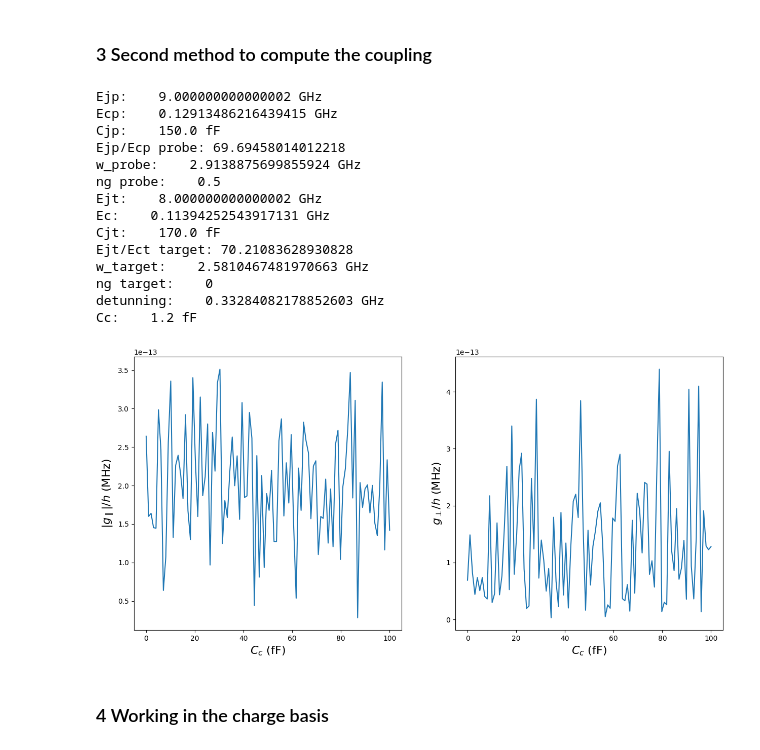
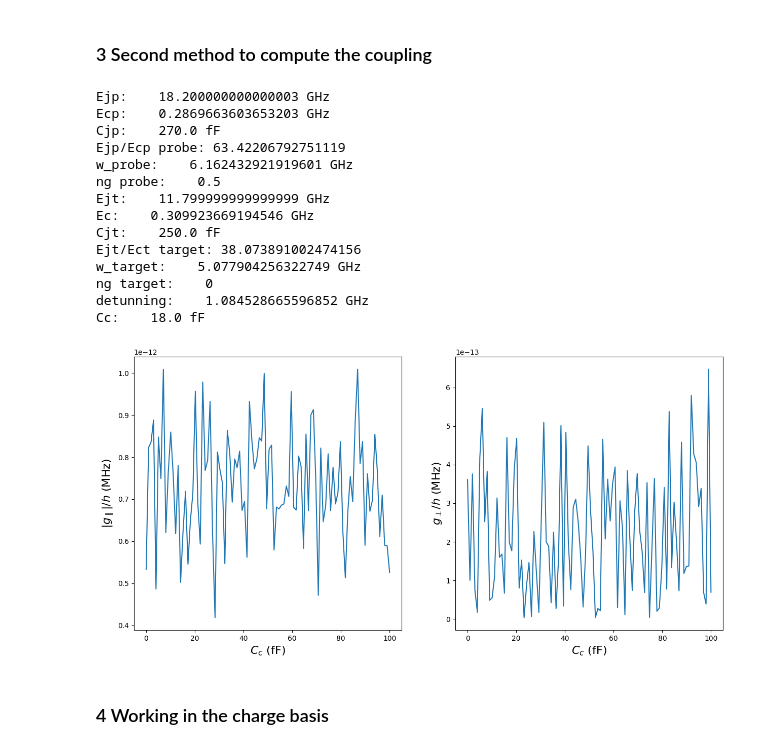
Before and after one commit to balerat/Master-thesis---Superconducting-circuit-analysis, a Jupyter notebook: main/Direct Capacity Coupling.ipynb, the cells around one changed output. Cells and saved outputs as stored; diff of their text form; code cells hidden in the pictures.

```diff
--- a/main/Direct Capacity Coupling.ipynb
+++ b/main/Direct Capacity Coupling.ipynb
@@ -668,13 +668,13 @@ with plt.style.context([]):
 
 # Circuit constant
 ng = 0.5
-Cc = 1.2e-15
-Ej_p = 9e9
-Ej_t = 4e9
-Cp = 150e-15
-Ct = 300e-15
-ncut_p = 20
-ncut_t = 20
+Cc = 18e-15
+Ej_p = 18.2e9
+Ej_t = 11.8e9
+Cp = 270e-15
+Ct = 250e-15
+ncut_p = 10
+ncut_t = 10
 
 # Creation of circuit object
 system_8 = circuit_cap(Cc, ng, [transmon(Ej_p, Cp, ng, ncut_p), transmon(Ej_t, Ct, ng, ncut_t)])
@@ -772,13 +772,13 @@ with plt.style.context([]):
 
 # Circuit constant
 ng = 0.5
-Cc = 20e-15
-Ej_p = 9e9
-Cp = 150e-15
-
-# 2 detunning
-Ej_t = 10e9
-Ct = 170e-15
+Cc = 18e-15
+Ej_p = 18.2e9
+Ej_t = 11.8e9
+Cp = 270e-15
+Ct = 250e-15
+ncut_p = 10
+ncut_t = 10
 
 #0 detunning
 # Ej_t = 4e9
@@ -852,11 +852,11 @@ with plt.style.context([]):
 
 # Circuit constant
 ng = 0.5
-Cc = 1.2e-15
-Ej_p = 9e9
-Ej_t = 8e9
-Cp = 150e-15
-Ct = 170e-15
+Cc = 18e-15
+Ej_p = 18.2e9
+Ej_t = 11.8e9
+Cp = 270e-15
+Ct = 250e-15
 ncut_p = 10
 ncut_t = 10
 
@@ -872,46 +872,46 @@ fig_data_gperp = []
 
 for Cc in tqdm(Ccs):
     system_10.Cc = Cc
 
     # Full Hamiltonina Approach
     g_parr = system_10.get_gparr2(update=True)
     g_perp = system_10.get_gperp2()
     fig_data_gparr.append(g_parr)
     fig_data_gperp.append(g_perp)
 
 pparam = dict(xlabel='$C_c$ (fF)', ylabel='$| g_\parallel | / h$ (MHz)')
 
 with plt.style.context([]):
     fig = plt.figure(figsize=(15,7))
     ax1 = fig.add_subplot(121)
     ax1.plot([val * 1e15 for val in Ccs], [np.abs(g_parr) * 1e-6 / h for g_parr in fig_data_gparr])
     ax1.set(**pparam)
     ax1.xaxis.label.set_size(16)
     ax1.yaxis.label.set_size(16)
     pparam = dict(xlabel='$C_c$ (fF)', ylabel='$g_\\perp / h$ (MHz)')
     ax2 = fig.add_subplot(122)
     ax2.plot([val * 1e15 for val in Ccs], [np.abs(g_parr) * 1e-6 / h for g_parr in fig_data_gperp])
     ax2.set(**pparam)
     ax2.xaxis.label.set_size(16)
     ax2.yaxis.label.set_size(16)
 
     plt.show()
 # %% [output]
-Ejp:    9.000000000000002 GHz
-Ecp:    0.12913486216439415 GHz
-Cjp:    150.0 fF
-Ejp/Ecp probe: 69.69458014012218
-w_probe:    2.9138875699855924 GHz
+Ejp:    18.200000000000003 GHz
+Ecp:    0.2869663603653203 GHz
+Cjp:    270.0 fF
+Ejp/Ecp probe: 63.42206792751119
+w_probe:    6.162432921919601 GHz
 ng probe:    0.5
-Ejt:    8.000000000000002 GHz
-Ec:    0.11394252543917131 GHz
-Cjt:    170.0 fF
-Ejt/Ect target: 70.21083628930828
-w_target:    2.5810467481970663 GHz
+Ejt:    11.799999999999999 GHz
+Ec:    0.309923669194546 GHz
+Cjt:    250.0 fF
+Ejt/Ect target: 38.073891002474156
+w_target:    5.077904256322749 GHz
 ng target:    0
-detunning:    0.33284082178852603 GHz
-Cc:    1.2 fF
+detunning:    1.084528665596852 GHz
+Cc:    18.0 fF
-[figure, old version]
+[figure, new version]
 # %% [markdown]
 ### 4 Working in the charge basis
 # %% [markdown]
```
Also changed, not shown: parts of 17 cells of this notebook, 5 other files.
